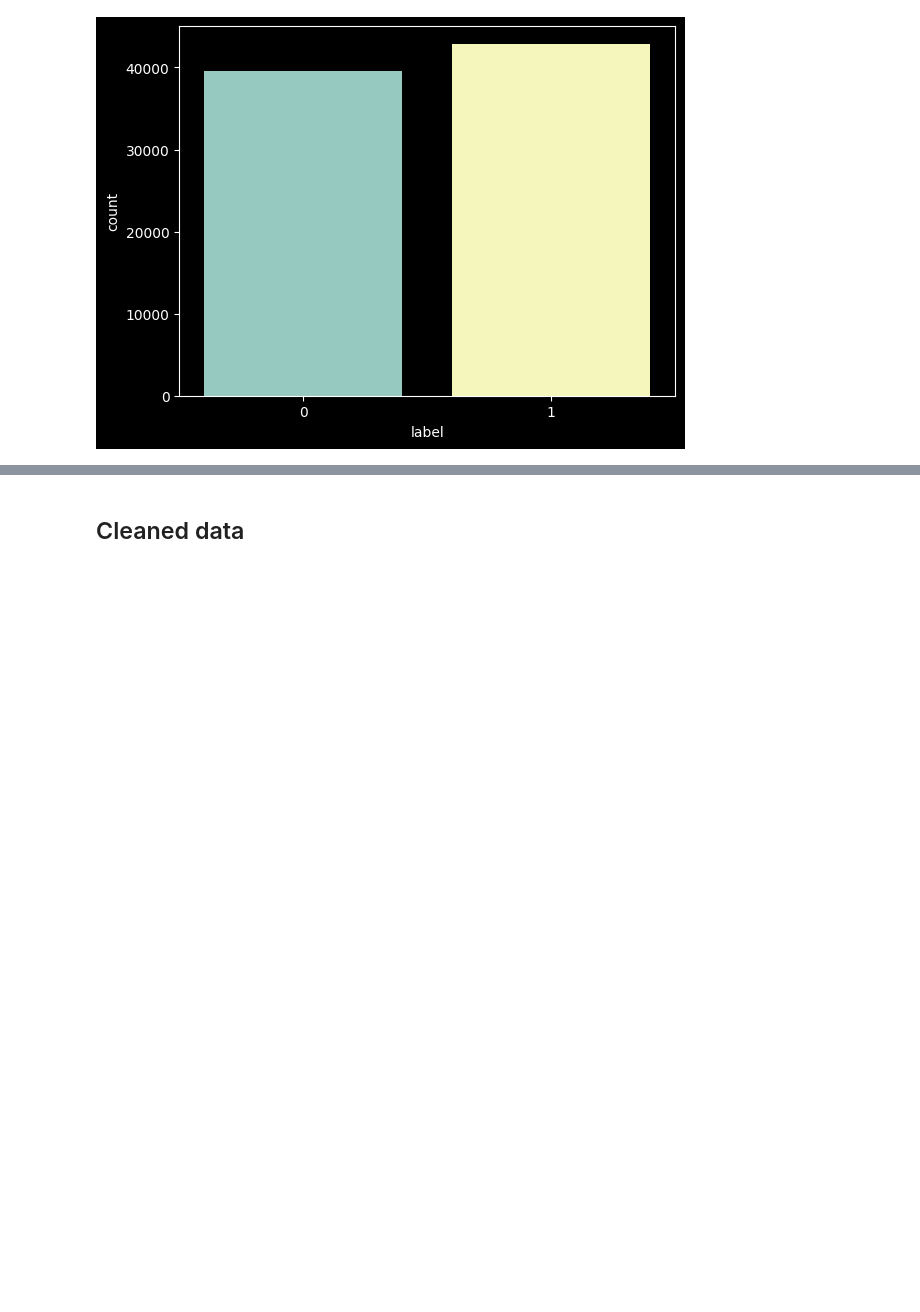
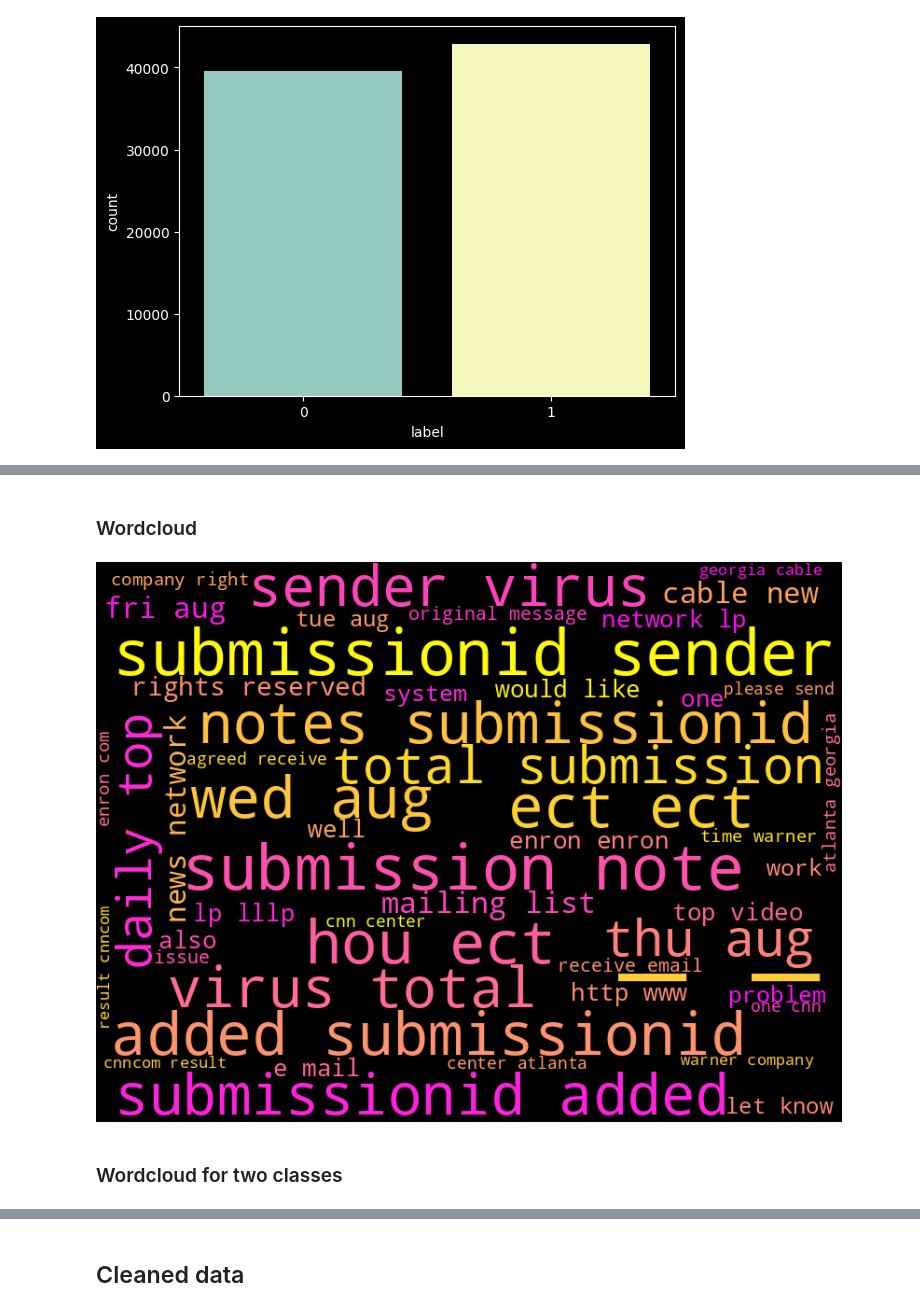
Before and after one commit to Falconly/NLP, a Jupyter notebook: phishing-email-classification-rnn.ipynb, the cells around one changed output, grey strips where cells are left out. Drawn from its saved outputs; the diff is of its cells as text; code cells hidden in the pictures; blank space fills up the shorter version.

```diff
--- a/phishing-email-classification-rnn.ipynb
+++ b/phishing-email-classification-rnn.ipynb
@@ -56,0 +60,11 @@ dtype: int64
+# %%
+text_wordcloud = " ".join(df['text_combined'].values)
+# %% [markdown]
+### Wordcloud
+# %%
+wordcloud = WordCloud(width=800, height=600, stopwords=stop_words, colormap='spring', min_font_size=14, max_words=100).generate(text_wordcloud)
+wordcloud.to_image()
+# %% [output]
+[figure, added]
+# %% [markdown]
+### Wordcloud for two classes
```
Also changed, not shown: parts of 13 cells of this notebook.
